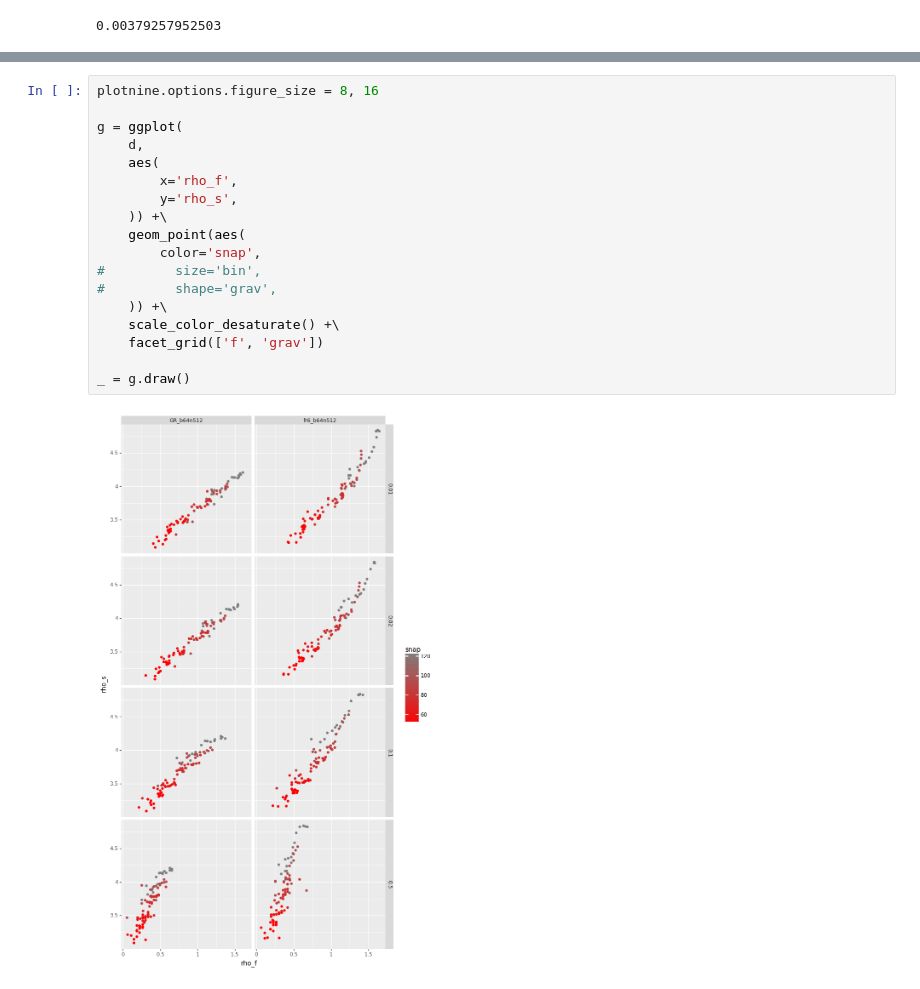
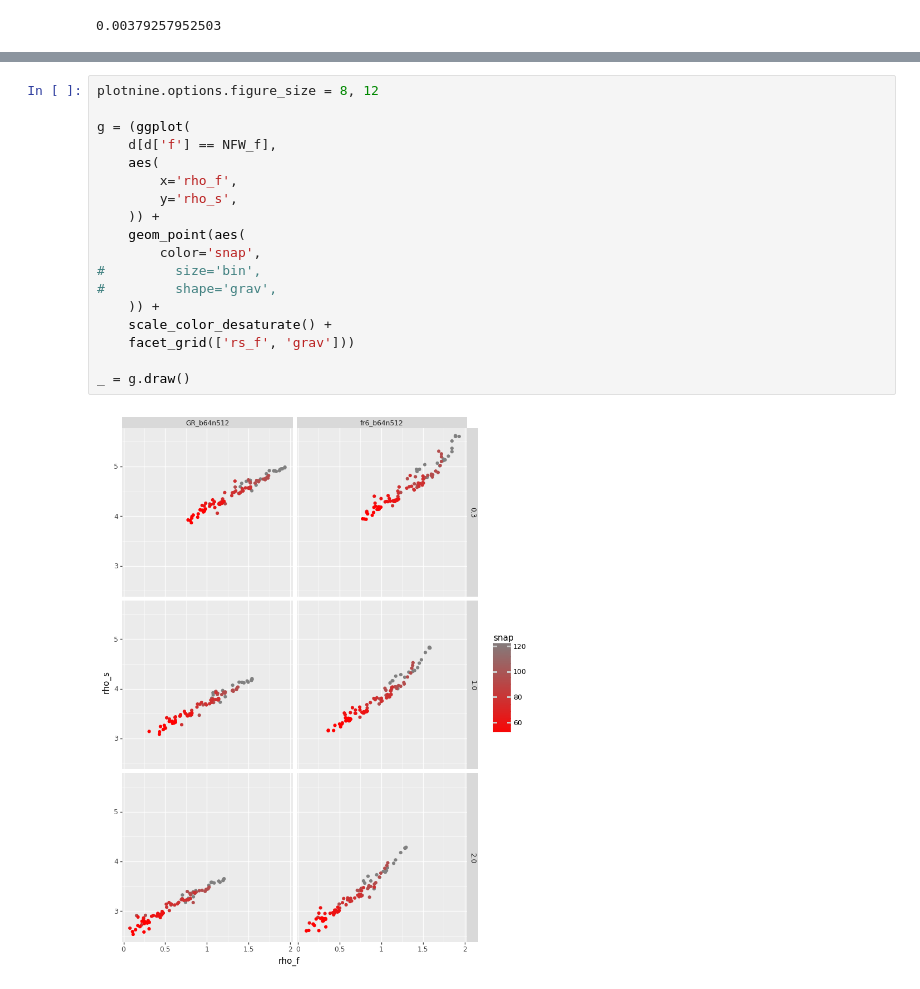
Before and after one commit to oleskiewicz/hbtp, a Jupyter notebook: relation.ipynb, the cells around one changed output, grey strips where cells are left out. Drawn from its saved outputs; the diff is of its cells as text.

```diff
--- a/relation.ipynb
+++ b/relation.ipynb
@@ -77,20 +81,20 @@ _ = ax.legend()
 # %%
-plotnine.options.figure_size = 8, 16
+plotnine.options.figure_size = 8, 12
 
-g = ggplot(
-    d,
+g = (ggplot(
+    d[d['f'] == NFW_f],
     aes(
         x='rho_f',
         y='rho_s',
-    )) +\
+    )) +
     geom_point(aes(
         color='snap',
 #         size='bin',
 #         shape='grav',
-    )) +\
-    scale_color_desaturate() +\
-    facet_grid(['f', 'grav'])
+    )) +
+    scale_color_desaturate() +
+    facet_grid(['rs_f', 'grav']))
 
 _ = g.draw()
 # %% [output]
-[figure, old version]
+[figure, new version]
```
Also changed, not shown: parts of 3 cells of this notebook, 1 other file.
